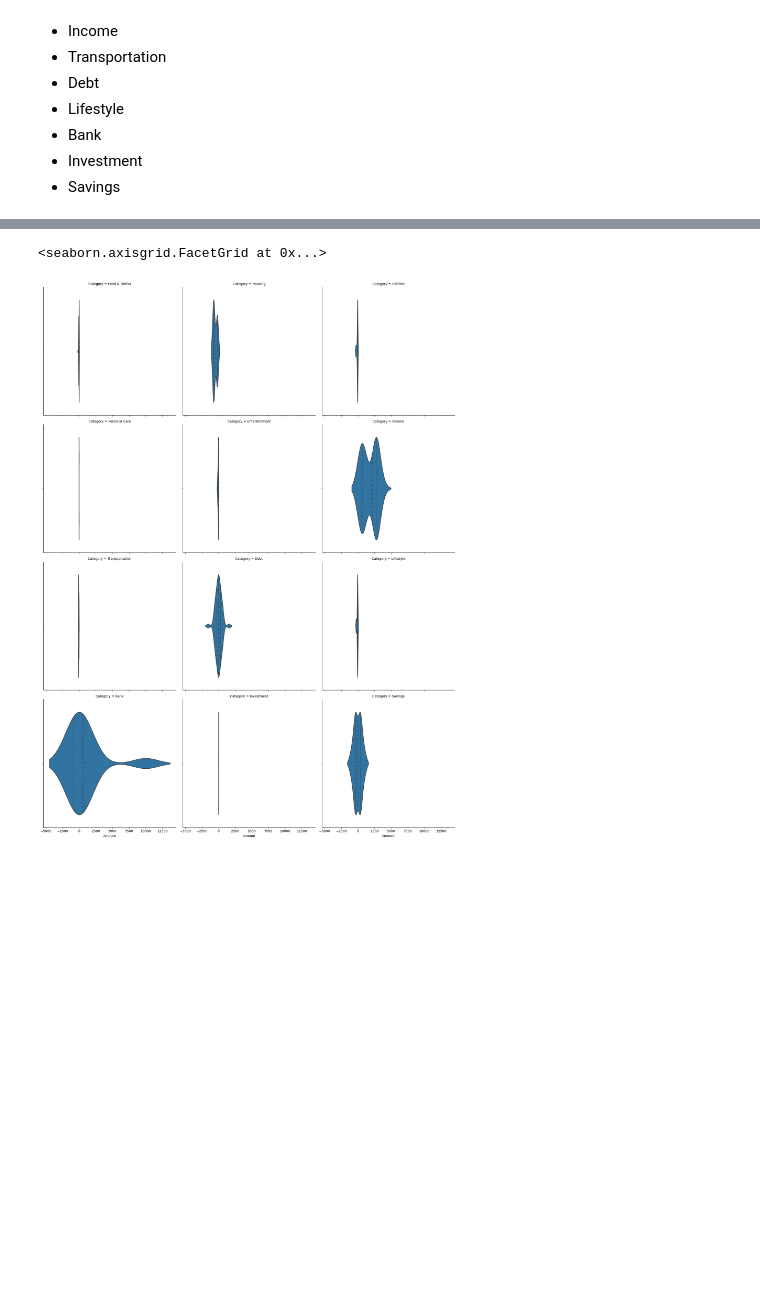
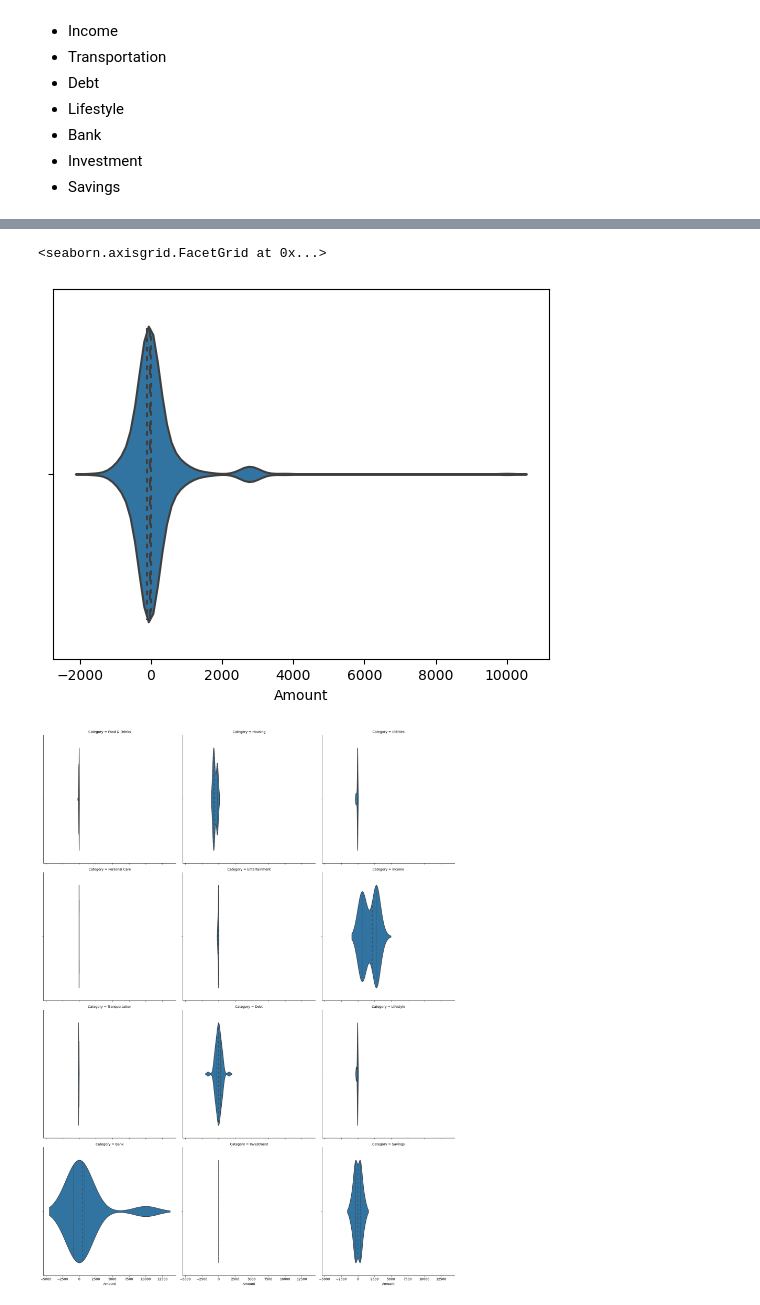
Before and after one commit to petermroberts/Ledgr, a Jupyter notebook: PostPresentation/ExploratoryAnalysis.ipynb, the cells around one changed output, grey strips where cells are left out. Saved outputs shown, nothing was run; the diff lists cells and outputs as text; code cells hidden in the pictures; blank space fills up the shorter version.

```diff
--- a/PostPresentation/ExploratoryAnalysis.ipynb
+++ b/PostPresentation/ExploratoryAnalysis.ipynb
@@ -16,6 +16,5 @@ transactions = pd.read_csv('./Data/InitTraining.csv')
 transactions.replace({'Category' : {'Personal' : 'Personal Care'}}, inplace = True)
 transactions.replace(',', '',regex=True, inplace=True)
 transactions = transactions.astype({'Amount': float, 'Balance': float})
-transactions['Date'] = pd.to_datetime(transactions['Date'])
 # %% [markdown]
 ## Obtain the summary statistics from the dataset
@@ -81,6 +118,8 @@ sns.violinplot(x=food_dataframe['Amount'], inner='quart')
 # %%
+sns.violinplot(x=transactions['Amount'], inner='quart')
 grid = sns.FacetGrid(transactions, col='Category', col_wrap=3, height=6)
 grid.map(sns.violinplot, 'Amount', order=transactions['Category'].unique(), inner='quart')
 # %% [output]
 <seaborn.axisgrid.FacetGrid at 0x...>
-[figure, old version]
+[figure, new version]
+[figure, added]
```
Also changed, not shown: parts of 36 cells of this notebook, 2 other files.
